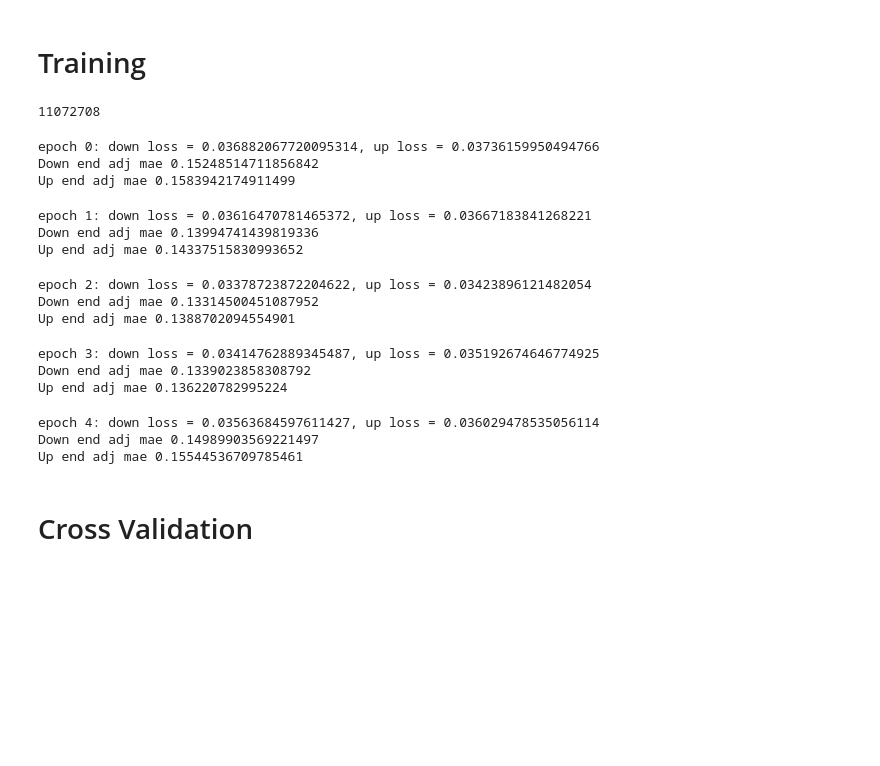
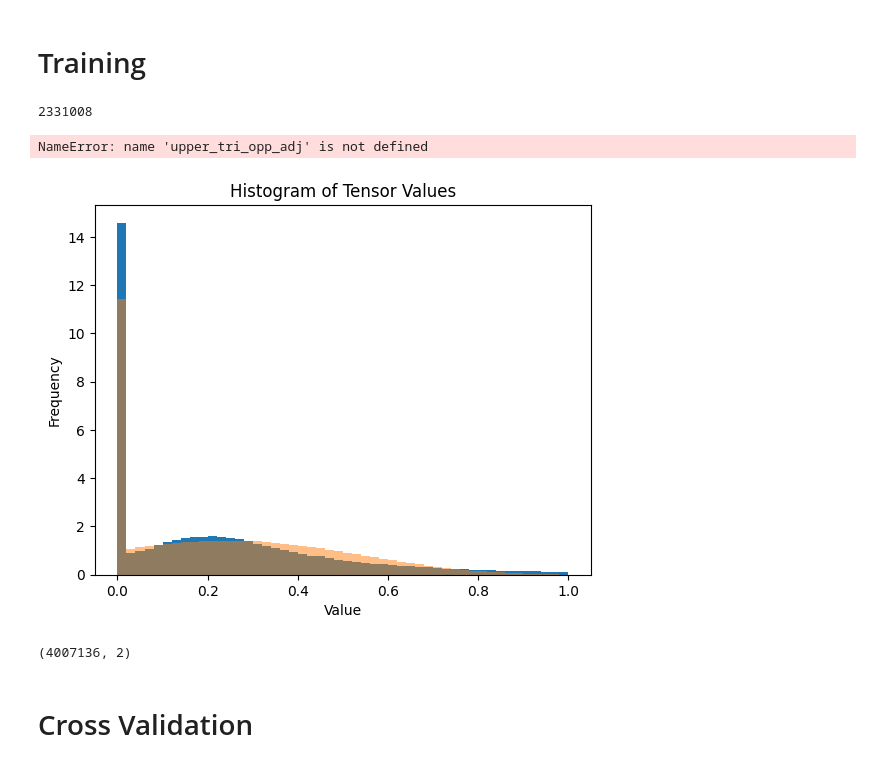
Before and after one commit to dilayercelik/DGL24-Group-Project, a Jupyter notebook: tim_deep1.ipynb, the cells around one changed output. Drawn from its saved outputs; the diff is of its cells as text; code cells hidden in the pictures; blank space fills up the shorter version.

Commit message:
changed loss to upper trianglular of final matrix

```diff
--- a/tim_deep1.ipynb
+++ b/tim_deep1.ipynb
@@ -246,20 +246,22 @@ def loss_calc(adj_ls, opp_adj_ls, alpha=0.6, weights=None):
     total_loss = torch.Tensor([0]).to(DEVICE)
     mse_loss_fn = nn.MSELoss()
 
+    # calculate the loss for the upper traingle of the matrix because thats what we care about
+    final_dim = adj_ls[-1].shape[-1]
+    upper_tri_idx = torch.triu_indices(final_dim, final_dim, offset=1)
+    final_upper_tri_adj = adj_ls[-1][:,upper_tri_idx.unbind()[0], upper_tri_idx.unbind()[1]]
+    final_upper_tri_other_adj = opp_adj_ls[0][:,upper_tri_idx.unbind()[0], upper_tri_idx.unbind()[1]]
 
-    total_loss = total_loss + alpha*mse_loss_fn(adj_ls[-1], opp_adj_ls[0])
+    total_loss = total_loss + alpha*mse_loss_fn(final_upper_tri_adj, final_upper_tri_other_adj)
 
-    batch_mse_loss_fn = nn.MSELoss(reduction='none')
+    if weights is None:
+        n = len(opp_adj_ls[1:])
+        weights = torch.Tensor([1/n for _ in range(n)])
 
-    adj_tensor = torch.stack(adj_ls[1:-1:-1])
-    opp_adj_tensor = torch.stack(opp_adj_ls[1:-1])
-    intermediate_mse_loss = torch.mean(batch_mse_loss_fn(adj_tensor, opp_adj_tensor), dim=(-1, -2))
-    if weights is None:
-        n = len(adj_ls[1:-1:-1])
-        weights = torch.Tensor([1/n for _ in range(n)])
-    else:
-        weights = weights
-    intermediate_mse_loss = torch.sum(weights * intermediate_mse_loss)
+    # calculate the loss for the remaining intermediate adjacent matrices
+    intermediate_mse_loss = torch.Tensor([0]).to(DEVICE)
+    for i, (adj, opp_adj) in enumerate(zip(adj_ls[1:-1][::-1], opp_adj_ls[1:])):
+        intermediate_mse_loss = intermediate_mse_loss + weights[i] * mse_loss_fn(adj, opp_adj)
 
     total_loss = total_loss + (1 - alpha) * intermediate_mse_loss
 
@@ -280,7 +282,11 @@ def loss_calc(adj_ls, opp_adj_ls, alpha=0.6, weights=None):
 
 def end_adj_loss_calc(adj, opp_adj):
     mae_loss_fn = torch.nn.L1Loss()
-    mae_loss = mae_loss_fn(adj, opp_adj).detach()
+    n = len(adj)
+    upper_tri_idx = torch.triu_indices(n, n, offset=1)
+    upper_tri_adj = adj.detach()[upper_tri_idx.unbind()]
+    upper_tri_opp_adj = opp_adj.detach()[upper_tri_idx.unbind()]
+    mae_loss = mae_loss_fn(upper_tri_adj, upper_tri_opp_adj)
     # temp_adj = adj.reshape(1, *adj.shape)
     # temp_opp_adj = opp_adj.reshape(1, *opp_adj.shape)
     # gt_loss = GT_loss(temp_adj, temp_opp_adj)
@@ -291,7 +297,7 @@ def end_adj_loss_calc(adj, opp_adj):
 trainloader = DataLoader(list(zip(lr_X_dim1, lr_X_dim3, lr_train, hr_X_dim1, hr_X_dim3, hr_train)), shuffle=True, batch_size=32)
 # testloader = DataLoader(list(zip(lr_X_dim1_test, lr_X_dim3, lr_test)), shuffle=True, batch_size=32)
 
-dim_steps = generate_steps(num_steps=20)
+dim_steps = generate_steps(num_steps=5)
 
 up_changer = AdjacencyDimChanger(dim_steps, f=32).to(DEVICE)
 down_changer = AdjacencyDimChanger(dim_steps[::-1],f=32).to(DEVICE)
@@ -301,7 +307,7 @@ down_optimizer = torch.optim.AdamW(down_changer.parameters(), lr=0.001, betas=(0
 
 sum(p.numel() for model in [up_changer, down_changer] for p in model.parameters())
 # %% [output]
-11072708
+2331008
 # %%
 def train(epochs, up_changer, down_changer, trainloader, up_optimizer, down_optimizer):
 
@@ -397,19 +403,5 @@ def train(epochs, up_changer, down_changer, trainloader, up_optimizer, down_opti
 # %%
 up_changer, down_changer = train(20, up_changer, down_changer, trainloader, up_optimizer, down_optimizer)
 # %% [output]
-epoch 0: down loss = 0.036882067720095314, up loss = 0.03736159950494766
-Down end adj mae 0.15248514711856842
-Up end adj mae 0.1583942174911499
+NameError: name 'upper_tri_opp_adj' is not defined
-epoch 1: down loss = 0.03616470781465372, up loss = 0.03667183841268221
-Down end adj mae 0.13994741439819336
-Up end adj mae 0.14337515830993652
-epoch 2: down loss = 0.03378723872204622, up loss = 0.03423896121482054
-Down end adj mae 0.13314500451087952
-Up end adj mae 0.1388702094554901
-epoch 3: down loss = 0.03414762889345487, up loss = 0.035192674646774925
-Down end adj mae 0.1339023858308792
-Up end adj mae 0.136220782995224
-epoch 4: down loss = 0.03563684597611427, up loss = 0.036029478535056114
-Down end adj mae 0.14989903569221497
-Up end adj mae 0.15544536709785461
 # %%
@@ -417,10 +409,10 @@ torch.save(up_changer.state_dict(), 'tim_files/up_changer.pth')
 # %%
-pred = torch.empty((112, 268, 268))
+# to generate test predictions
 testloader = DataLoader(list(zip(lr_X_dim1_test, lr_X_dim3, lr_test)), shuffle=True, batch_size=32)
 
 up_changer.eval()
 test_predictions = []
-for X_lr, Y_lr, adj_lr in tqdm(trainloader):
+for X_lr, Y_lr, adj_lr in tqdm(testloader):
     pred = up_changer(X_lr.to(DEVICE), Y_lr.to(DEVICE), adj_lr.to(DEVICE))[-1].detach()
     test_predictions.append(pred)
 test_predictions = torch.cat(test_predictions)
@@ -427,2 +421,5 @@ test_predictions = torch.cat(test_predictions)
 # %%
-from data_preparation import
+from data_preparation import generate_histogram
+generate_histogram(test_predictions.cpu(), hr_train)
+# %% [output]
+[figure, added]
@@ -429,2 +430,6 @@ from data_preparation import
+# %%
+df.shape
+# %% [output]
+(4007136, 2)
 # %% [markdown]
 # Cross Validation
```
Also changed, not shown: parts of 3 cells of this notebook, 1 other file.
